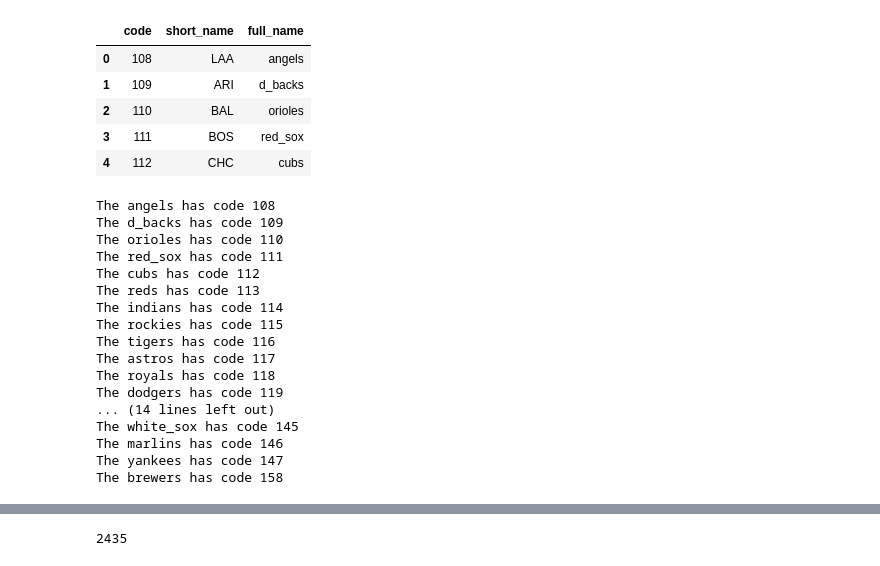
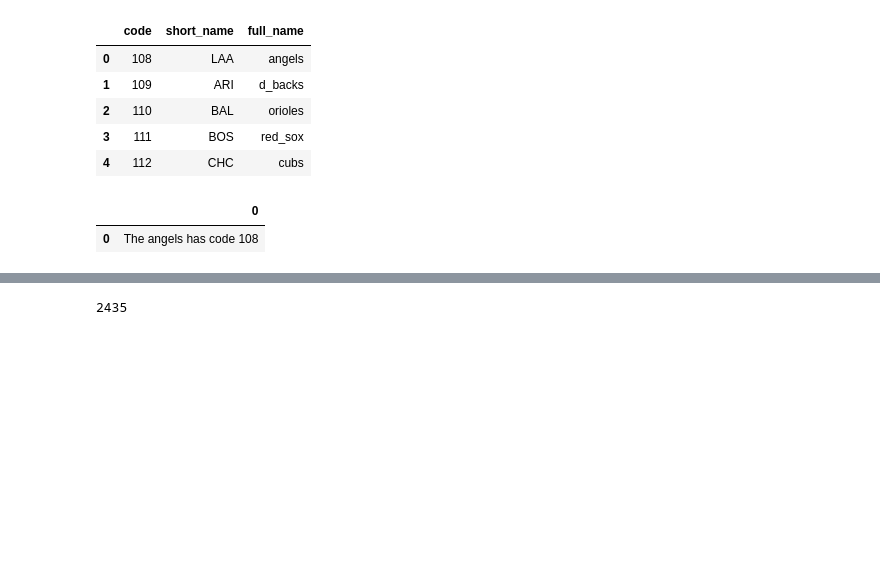
Before and after one commit to ConnorAnderson29/pitch_prediction_model, a Jupyter notebook: eda1.ipynb, the cells around one changed output, grey strips where cells are left out. Drawn from its saved outputs; the diff is of its cells as text; code cells hidden in the pictures; blank space fills up the shorter version.

```diff
--- a/eda1.ipynb
+++ b/eda1.ipynb
@@ -53,26 +53,15 @@ teams.head()
 | 3 | 111 | BOS | red_sox |
 | 4 | 112 | CHC | cubs |
 # %%
+team_code = []
 for code, team_name in zip(teams['code'],teams['full_name']):
-    print(f'The {team_name} has code {code}')
+    text = (f'The {team_name} has code {code}')
+    team_code.append(text)
+team_code_df = pd.DataFrame(team_code)
+team_code_df.head(1)
 # %% [output]
-The angels has code 108
-The d_backs has code 109
-The orioles has code 110
-The red_sox has code 111
-The cubs has code 112
-The reds has code 113
-The indians has code 114
-The rockies has code 115
-The tigers has code 116
-The astros has code 117
-The royals has code 118
-The dodgers has code 119
-... (14 lines left out)
-The white_sox has code 145
-The marlins has code 146
-The yankees has code 147
-The brewers has code 158
+|  | 0 |
+| 0 | The angels has code 108 |
 # %%
 schedule = statsapi.schedule(start_date="03/28/2018", end_date="10/03/2018")
 # %%
```
Also changed, not shown: parts of 4 cells of this notebook, 2 other files.
